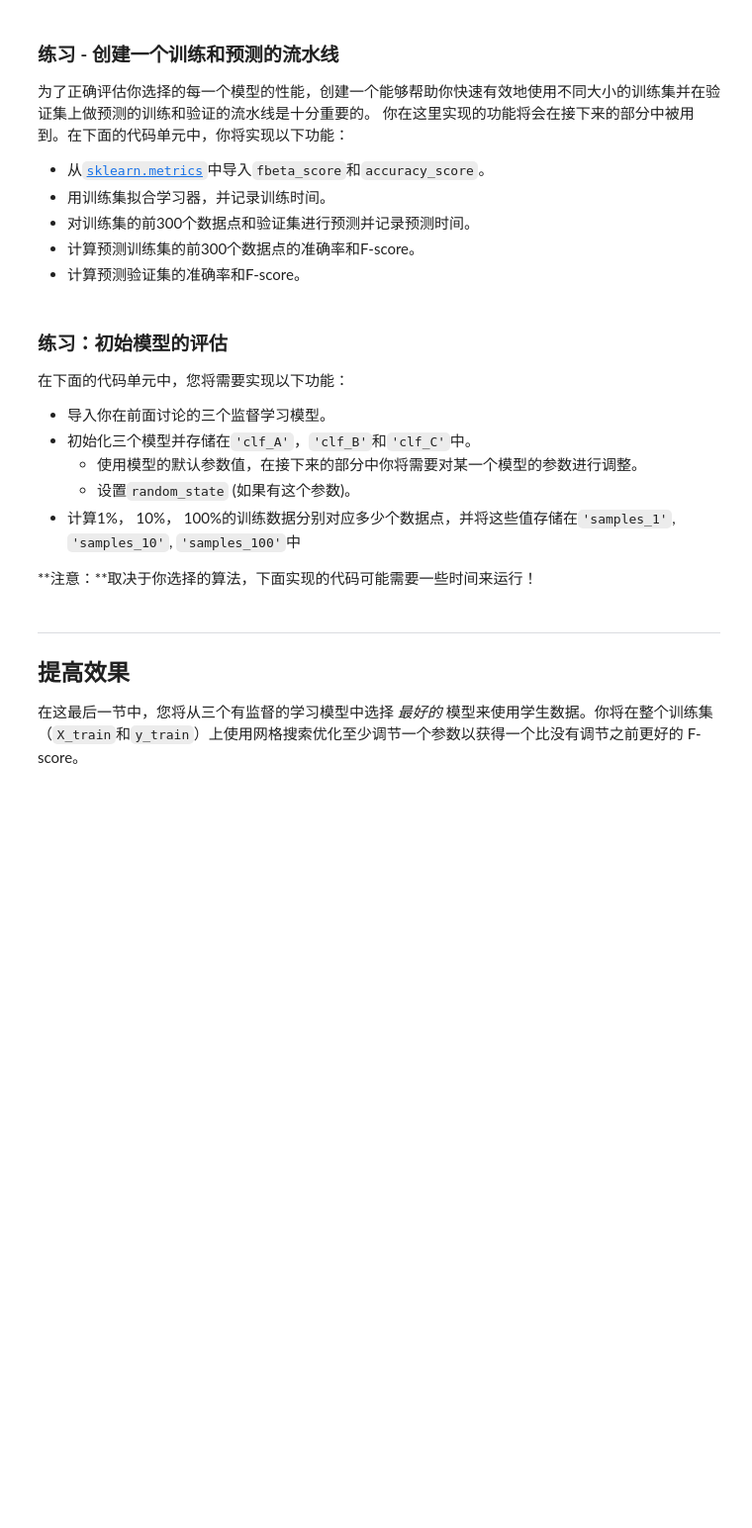
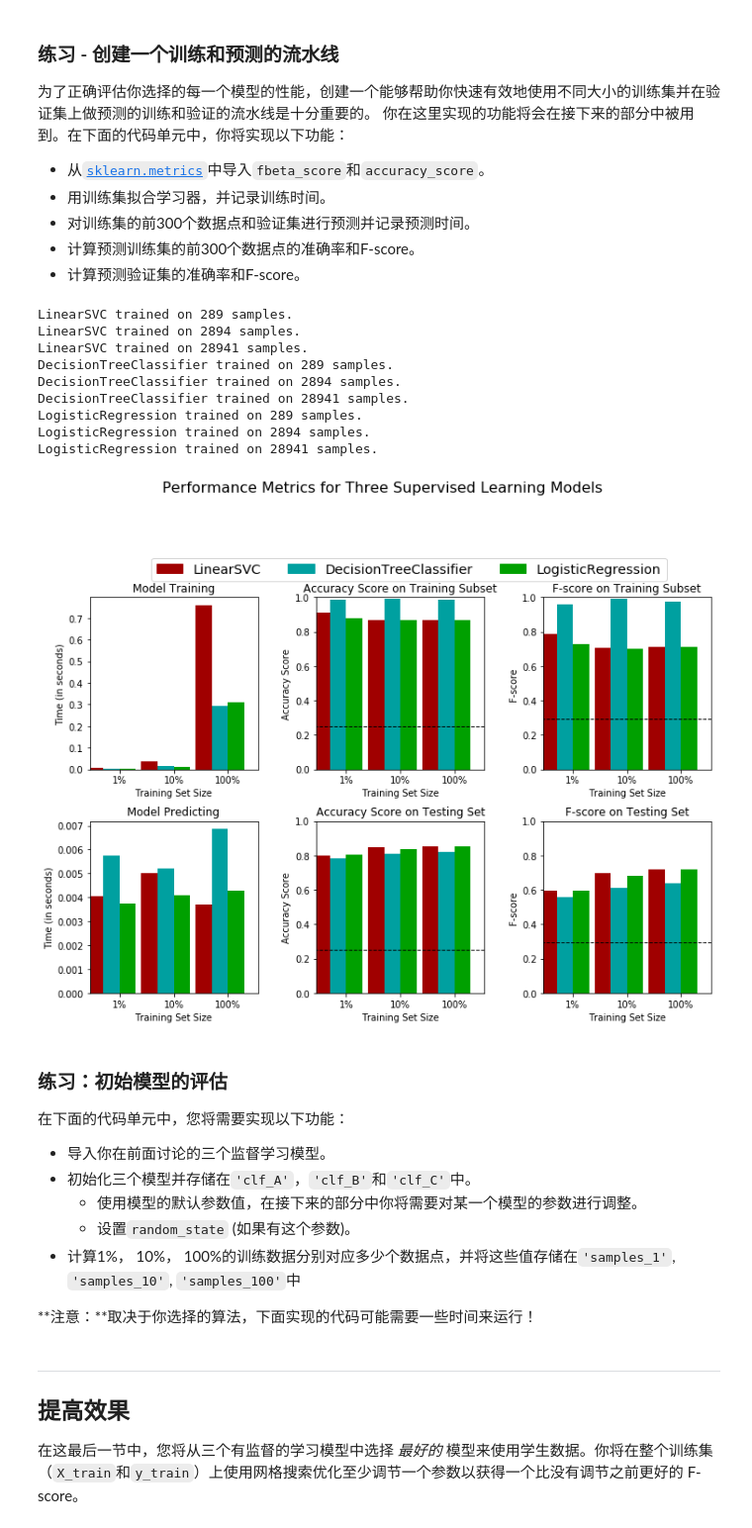
Before and after one commit to marlon2brando/cn-machine-learning, a Jupyter notebook: finding_donors/finding_donors.ipynb, the cells around one changed output. Shown: that part at 99% size. Drawn from its saved outputs; the diff is of its cells as text; code cells hidden in the pictures; blank space fills up the shorter version.

```diff
--- a/finding_donors/finding_donors.ipynb
+++ b/finding_donors/finding_donors.ipynb
@@ -380,39 +433,88 @@ def train_predict(learner, sample_size, X_train, y_train, X_val, y_val):
     # TODO：使用sample_size大小的训练数据来拟合学习器
     # TODO: Fit the learner to the training data using slicing with 'sample_size'
     start = time() # 获得程序开始时间
-    learner = None
+    learner = learner.fit(X_train[0:sample_size],y_train[0:sample_size])
     end = time() # 获得程序结束时间
 
     # TODO：计算训练时间
-    results['train_time'] = None
+    results['train_time'] = end - start
 
     # TODO: 得到在验证集上的预测值
     #       然后得到对前300个训练数据的预测结果
     start = time() # 获得程序开始时间
-    predictions_val = None
-    predictions_train = None
+    predictions_val = learner.predict(X_val)
+    predictions_train = learner.predict(X_train[0:300])
     end = time() # 获得程序结束时间
 
     # TODO：计算预测用时
-    results['pred_time'] = None
+    results['pred_time'] = end - start
 
     # TODO：计算在最前面的300个训练数据的准确率
-    results['acc_train'] = None
+    results['acc_train'] = accuracy_score(y_train[0:300],predictions_train)
 
     # TODO：计算在验证上的准确率
-    results['acc_val'] = None
+    results['acc_val'] = accuracy_score(y_val,predictions_val)
 
     # TODO：计算在最前面300个训练数据上的F-score
-    results['f_train'] = None
+    results['f_train'] = fbeta_score(y_train[0:300],predictions_train,average='binary',beta=0.5)
 
     # TODO：计算验证集上的F-score
-    results['f_val'] = None
+    results['f_val'] = fbeta_score(y_val,predictions_val,average='binary',beta=0.5)
 
     # 成功
     print ("{} trained on {} samples.".format(learner.__class__.__name__, sample_size))
 
     # 返回结果
     return results
+# %%
+# TODO：从sklearn中导入三个监督学习模型
+from sklearn.svm import LinearSVC
+from sklearn import tree
+from sklearn import linear_model
+
+from sklearn.svm import SVC
+from sklearn.ensemble import RandomForestClassifier,RandomForestClassifier,AdaBoostClassifier
+from sklearn.naive_bayes import GaussianNB
+from sklearn.neighbors import KNeighborsClassifier
+
+# TODO：初始化三个模型
+clf_A = LinearSVC(random_state=0)
+clf_B = tree.DecisionTreeClassifier(random_state=0)
+clf_C = linear_model.LogisticRegression()
+
+# self-trying
+clf_D = linear_model.SGDClassifier()
+clf_E = GaussianNB()
+clf_F = KNeighborsClassifier(n_neighbors=2)
+clf_G = AdaBoostClassifier()
+
+
+# TODO：计算1%， 10%， 100%的训练数据分别对应多少点
+samples_1 = int(X_train.shape[0]*0.01)
+samples_10 = int(X_train.shape[0]*0.1)
+samples_100 = X_train.shape[0]
+
+# 收集学习器的结果
+results = {}
+for clf in [clf_A, clf_B, clf_C]:
+    clf_name = clf.__class__.__name__
+    results[clf_name] = {}
+    for i, samples in enumerate([samples_1, samples_10, samples_100]):
+        results[clf_name][i] = train_predict(clf, samples, X_train, y_train, X_val, y_val)
+
+# 对选择的三个模型得到的评价结果进行可视化
+vs.evaluate(results, accuracy, fscore)
+# %% [output]
+LinearSVC trained on 289 samples.
+LinearSVC trained on 2894 samples.
+LinearSVC trained on 28941 samples.
+DecisionTreeClassifier trained on 289 samples.
+DecisionTreeClassifier trained on 2894 samples.
+DecisionTreeClassifier trained on 28941 samples.
+LogisticRegression trained on 289 samples.
+LogisticRegression trained on 2894 samples.
+LogisticRegression trained on 28941 samples.
+[figure, added]
 # %% [markdown]
 ### 练习：初始模型的评估
 在下面的代码单元中，您将需要实现以下功能：
```
Also changed, not shown: parts of 27 cells of this notebook, 1 other file.
